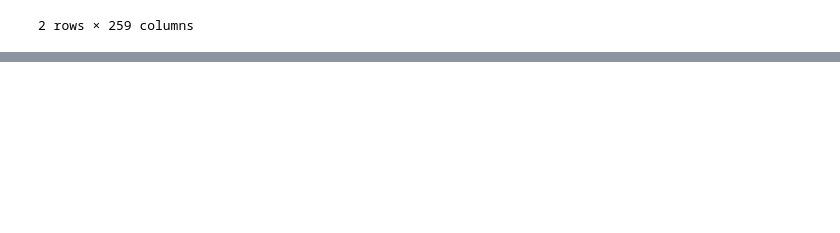
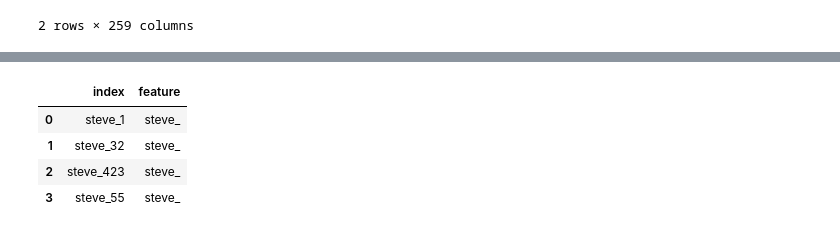
Before and after one commit to aTigar/DWH_NYC_Taxi, a Jupyter notebook: taxt_data.ipynb, the cells around one changed output, grey strips where cells are left out. Cells and saved outputs as stored; diff of their text form; code cells hidden in the pictures; blank space fills up the shorter version.

```diff
--- a/taxt_data.ipynb
+++ b/taxt_data.ipynb
@@ -216,0 +223,10 @@ df3
+# %%
+df6['index'] = df6['index'].astype('str')
+df6['index'] = df6['feature'] + df6['index']
+df6
+# %% [output]
+|  | index | feature |
+| 0 | steve_1 | steve_ |
+| 1 | steve_32 | steve_ |
+| 2 | steve_423 | steve_ |
+| 3 | steve_55 | steve_ |
```
Also changed, not shown: parts of 14 cells of this notebook, 3 other files.
